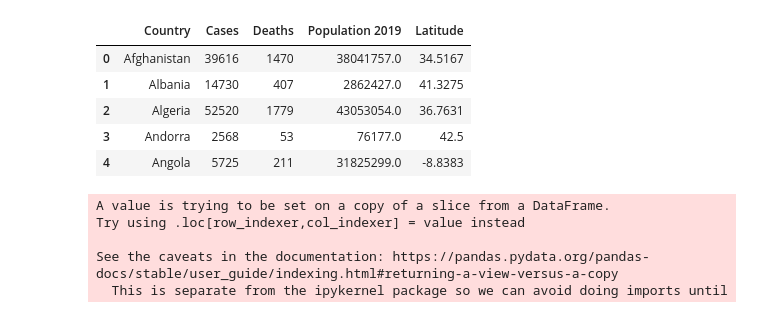
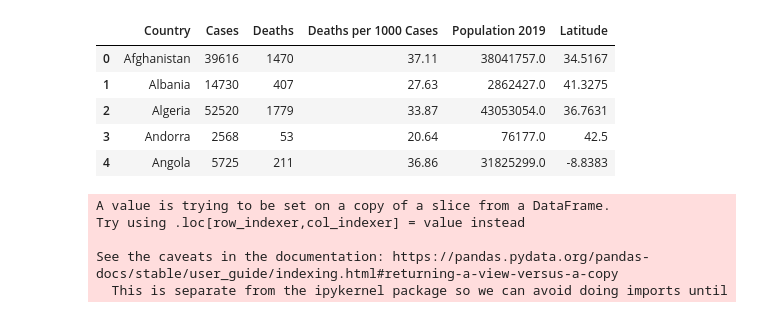
Before and after one commit to AustinRCole/COVID_Lat_GDP_analysis, a Jupyter notebook: Second Question Analysis.ipynb, the cells around one changed output. Cells and saved outputs as stored; diff of their text form; code cells hidden in the pictures.

```diff
--- a/Second Question Analysis.ipynb
+++ b/Second Question Analysis.ipynb
@@ -28,13 +28,13 @@ SyntaxError: invalid syntax (<ipython-input-109-57366b006cd3>, line 1)
 # %%
-pop_lat = data[['Country', 'Cases', 'Deaths', 'Population 2019', 'Latitude']]
-pop_lat.head()
+subset = data[['Country', 'Cases', 'Deaths', 'Deaths per 1000 Cases', 'Population 2019', 'Latitude']]
+subset.head()
 # %% [output]
-|  | Country | Cases | Deaths | Population 2019 | Latitude |
-| 0 | Afghanistan | 39616 | 1470 | 38041757.0 | 34.5167 |
-| 1 | Albania | 14730 | 407 | 2862427.0 | 41.3275 |
-| 2 | Algeria | 52520 | 1779 | 43053054.0 | 36.7631 |
-| 3 | Andorra | 2568 | 53 | 76177.0 | 42.5 |
-| 4 | Angola | 5725 | 211 | 31825299.0 | -8.8383 |
+|  | Country | Cases | Deaths | Deaths per 1000 Cases | Population 2019 | Latitude |
+| 0 | Afghanistan | 39616 | 1470 | 37.11 | 38041757.0 | 34.5167 |
+| 1 | Albania | 14730 | 407 | 27.63 | 2862427.0 | 41.3275 |
+| 2 | Algeria | 52520 | 1779 | 33.87 | 43053054.0 | 36.7631 |
+| 3 | Andorra | 2568 | 53 | 20.64 | 76177.0 | 42.5 |
+| 4 | Angola | 5725 | 211 | 36.86 | 31825299.0 | -8.8383 |
 # %%
 bins = [0, 109999, 799999, 2399999, 4949999, 8499999, 11499999, 18999999, 34999999, 79999999, 1500000000]
 pop_ranges = ['<110k', '110k-799999','800k-2399999', '2.4m-4949999', '4.95m-8499999', '8.5m-11499999', '11.5m-18999999', '20m-34999999', '35m-79999999', '70m-1.5b']
```
Also changed, not shown: parts of 7 cells of this notebook.
